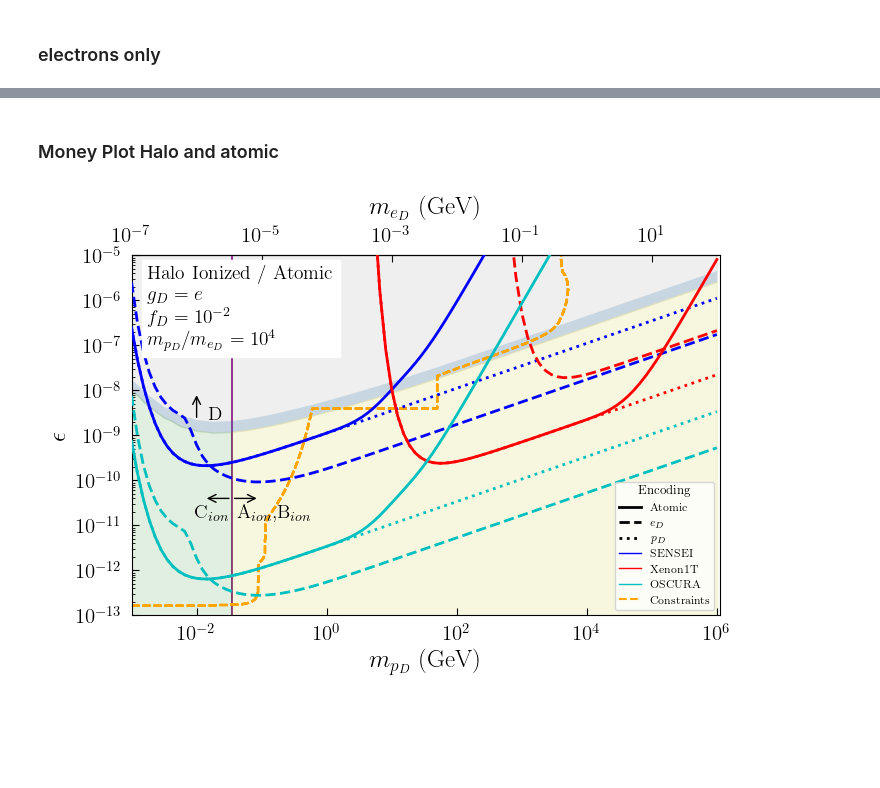
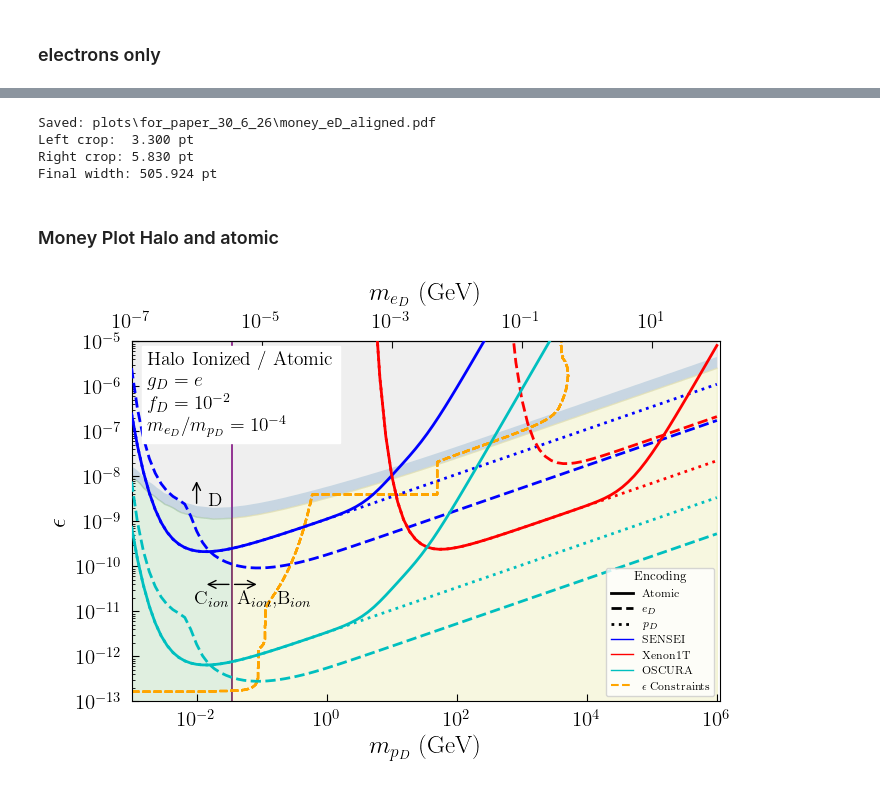
Before and after one commit to Keegan-Humphrey/darkELF-custom, a Jupyter notebook: mystuff/constraint_plots_clean.ipynb, the cells around one changed output, grey strips where cells are left out. Saved outputs shown, nothing was run; the diff lists cells and outputs as text; code cells hidden in the pictures; blank space fills up the shorter version.

```diff
--- a/mystuff/constraint_plots_clean.ipynb
+++ b/mystuff/constraint_plots_clean.ipynb
@@ -1497,8 +1522,8 @@ mX=1.0e8 # specify the dark matter mass (to be updated later)
 
 expSENSEI = 100.72 * 1e-3 / 365 # [kg-yr] SENSEI Snolab exposure from 2312.13342
 
-vs_list = [{"v0kms":220,"vesckms": np.sqrt(43**2 + 11**2),"vekms": 233,"vdist":"disk","fD":0.01,"with_atomic_ff":True}] # all must be positive
-# vs_list = [{"v0kms":220,"vesckms": 540,"vekms": 233,"vdist":"halo","fD":0.01,"with_atomic_ff":True}] # all must be positive
+vs_list = [{"v0kms":220,"vesckms": np.sqrt(43**2 + 11**2),"vekms": 233,"vdist":"disk","fD":0.01,"with_atomic_ff":True,"therm":False}] # all must be positive
+# vs_list = [{"v0kms":220,"vesckms": 544,"vekms": 233,"vdist":"halo","fD":0.01,"with_atomic_ff":True}] # all must be positive
 
 
 
@@ -3043,12 +3070,12 @@ plt.show()
 # %%
 
 # targetlabels=[r"Si - halo, CDM ($f_D=1$)","Si - disk, aDM","Si - halo, aDM","Si - halo, max charged","Si - disk, sun lots","Si - disk, sun little","Si - disk, little both"]
-targetlabels=[r"Si - halo, CDM ($f_D=1$)","Disk, Naive","Halo, Ionized","Si - halo, max charged","Disk, Case B","Disk, Case A and C","Si - disk, little both"]
+targetlabels=[r"Si - halo, CDM ($f_D=1$)","Disk, Naive","Halo, Ionized","Si - halo, max charged","Disk, Case B","Disk, Case A and C","Disk, Case C","Si - disk, little both"]
 
 masslist_eD = masslist / sqrtmrat**2
 
-kept_indices = (1,2,4,5)
-therm_drops = (3,4)
+kept_indices = (1,2,4,5,6)
+therm_drops = (3,4,5,6)
 
 halo_index = (2)
 
@@ -3058,5 +3085,6 @@ scenario_styles = {
     kept_indices[1]: "-.",
     kept_indices[2]: "-",
     kept_indices[3]: "--",
+    kept_indices[4]: "--",
     # kept_indices[3]: (0, (1, 1)),
 }
@@ -3662,24 +3729,0 @@ plt.show()
-# %%
-fig.canvas.draw()
-
-print("xlim:", axs.get_xlim())
-print("major tick locations:", axs.get_xticks(minor=False))
-print("minor tick locations:", axs.get_xticks(minor=True))
-
-print("\nMajor tick labels:")
-for i, label in enumerate(axs.get_xticklabels(minor=False)):
-    print(
-        i,
-        "text =", repr(label.get_text()),
-        "visible =", label.get_visible(),
-        "position =", label.get_position()
-    )
-
-print("\nMinor tick labels:")
-for i, label in enumerate(axs.get_xticklabels(minor=True)):
-    print(
-        i,
-        "text =", repr(label.get_text()),
-        "visible =", label.get_visible(),
-        "position =", label.get_position()
-    )
@@ -3704,14 +3730,29 @@ Major tick labels:
+# %%
+from align_plot_pdf import align_pdf
+
+# align right plot border to a reference plot
+
+align_pdf(
+    source="plots/for_paper_30_6_26/money_eD.pdf",
+    reference="plots/for_paper_30_6_26/money_disk.pdf",
+    output="plots/for_paper_30_6_26/money_eD_aligned.pdf",
+)
+# %% [output]
+Saved: plots\for_paper_30_6_26\money_eD_aligned.pdf
+Left crop:  3.300 pt
+Right crop: 5.830 pt
+Final width: 505.924 pt
 # %% [markdown]
 ### Money Plot Halo and atomic
 # %%
-targetlabels=[r"Si - halo, CDM ($f_D=1$)","Si - disk, aDM","Halo, Ionized","Si - halo, max charged","Si - disk, sun lots","Si - disk, sun little","Si - disk, little both","Halo, Atomic"]
+targetlabels=[r"Si - halo, CDM ($f_D=1$)","Si - disk, aDM","Halo, Ionized","Si - halo, max charged","Si - disk, sun lots","Si - disk, sun little","disk, therm","Si - disk, little both","Halo, Atomic"]
 # targetlabels=["Halo, Ionized","Halo, Atomic"]
 
 # masslist_eD = masslist / sqrtmrat**2
 
 kept_indices = [2]
 kept_indices_atomic = [-1]
-therm_drops = (3,4)
+therm_drops = (3,4,5,6)
 
 # halo_index = (2)
 
@@ -3872,7 +3913,7 @@ ax.set_ylim(ylims)
 
 
 # ax.text(1.75e6,3e-7,"Halo\n $g_D=e$ \n $f_D=10^{-2}$ \n $m_{p_D}/m_{e_D}=10^4$",fontsize=14,backgroundcolor="white",horizontalalignment="left")
-ax.text(1.75e6,1e-7,"Halo Ionized / Atomic\n $g_D=e$ \n $f_D=10^{-2}$ \n $m_{p_D}/m_{e_D}=10^4$",fontsize=14,backgroundcolor="white",horizontalalignment="left")
+ax.text(1.75e6,1e-7,"Halo Ionized / Atomic\n $g_D=e$ \n $f_D=10^{-2}$ \n $m_{e_D}/m_{p_D}=10^{-4}$",fontsize=14,backgroundcolor="white",horizontalalignment="left")
 
 
 eVtoGeV = 10**(-9)
@@ -4154,38 +4195,38 @@ cosmo_handles = [
         color="orange",
         lw=1.5,
         ls="--",
-        label="Constraints"
+        label=r"$\epsilon$ Constraints"
     )
     ]
 
 
 reference_handles = []
 
 leg2 = ax.legend(
     handles=species_handles + experiment_handles + cosmo_handles,
     title="Encoding",
     fontsize=8,
     title_fontsize=9,
     loc="lower right",
     frameon=True,
 )
 
 # fig.tight_layout()
 # fig.subplots_adjust(wspace=0.3)
 fig.subplots_adjust(
     left=0.13,
     right=0.97,
     bottom=0.15,
     top=0.90,
 )
 
 
 fig.savefig(
-    "plots/for_paper_29_6_26/money_halo.pdf",
+    "plots/for_paper_30_6_26/money_halo.pdf",
     format="pdf",
     bbox_inches="tight",
 )
 
 plt.show()
 # %% [output]
-[figure, old version]
+[figure, new version]
```
Also changed, not shown: parts of 17 cells of this notebook, 12 other files.
